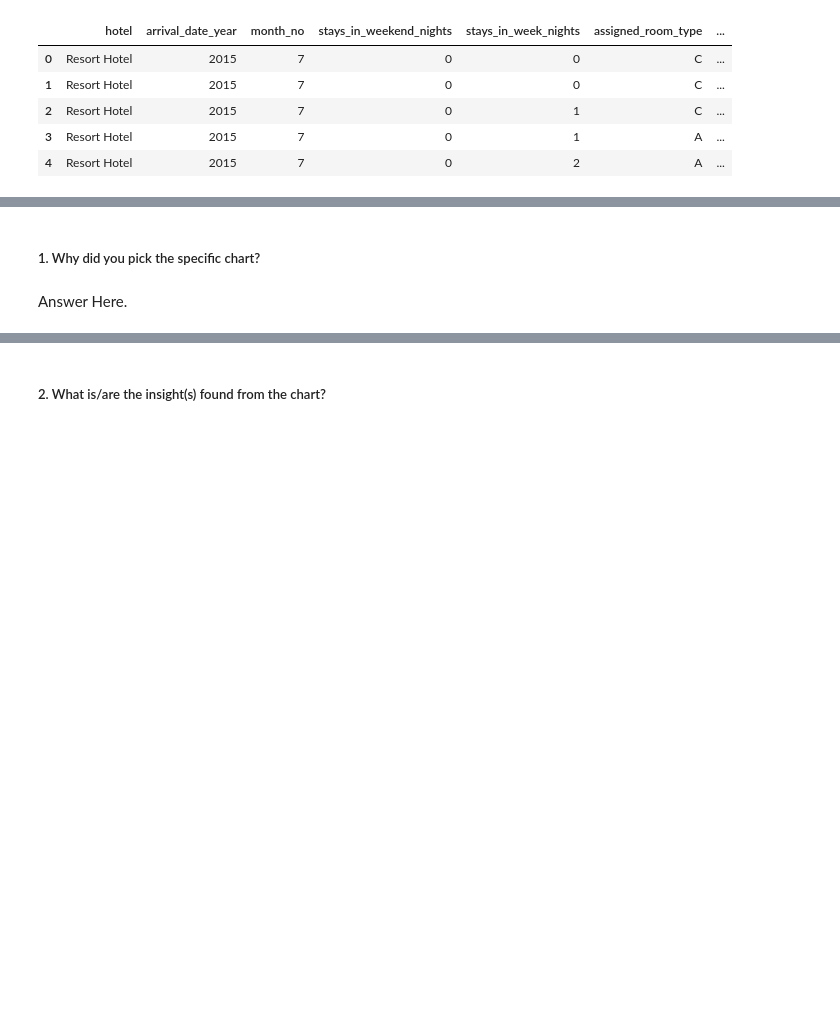
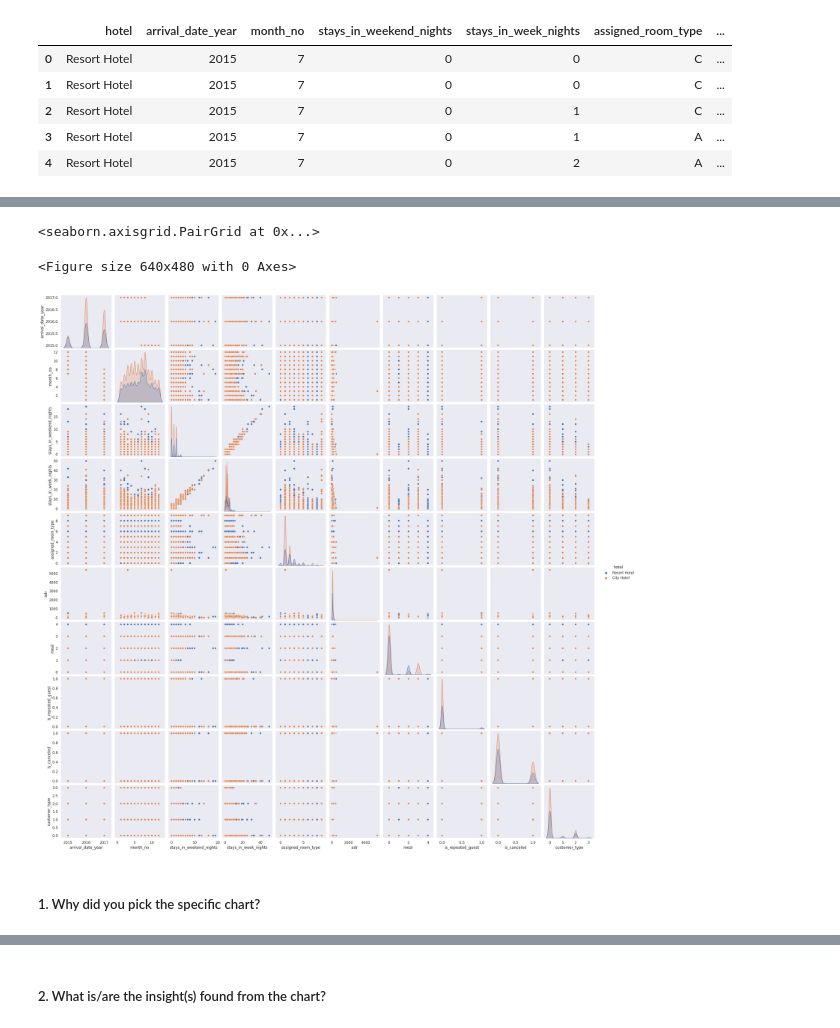
Before and after one commit to Bhushan0097/01.-CAPSTONE-PROJECT----Hotel-Bookings.csv, a Jupyter notebook: 01_Capstone_Project_EDA_HotelBooking.ipynb, the cells around one changed output, grey strips where cells are left out. Drawn from its saved outputs; the diff is of its cells as text; code cells hidden in the pictures; blank space fills up the shorter version.

```diff
--- a/01_Capstone_Project_EDA_HotelBooking.ipynb
+++ b/01_Capstone_Project_EDA_HotelBooking.ipynb
@@ -689,3 +689,6 @@ print(f'Total Number of Duplicate Records found : {hotel_data2.duplicated(keep=F
 Total Number of Duplicate Records found : 36
 # %%
 hotel_data2 = hotel_data2.drop_duplicates()
+# %%
+hotel_data2.reset_index(drop=True, inplace=True)
+hotel_data2.index
@@ -2869,9 +2912,3 @@ Pair_plot_data.head(5)
 | 2 | Resort Hotel | 2015 | 7 | 0 | 1 | C | ... |
 | 3 | Resort Hotel | 2015 | 7 | 0 | 1 | A | ... |
 | 4 | Resort Hotel | 2015 | 7 | 0 | 2 | A | ... |
-# %%
-#Encoding Categorical Column values
-
-#assigned room type A --> 1
-
-Pair_plot_data['is_repeated_guest'] = Pair_plot_data['is_repeated_guest'].replace('No')
@@ -2895,0 +2915,11 @@ Pair_plot_new_data.head(5)
+# %%
+#storing data only of Column whose data type is Object
+obj_cols = Pair_plot_data.select_dtypes(include=object)
+# %%
+#Encoding Categorical Column values
+for x in obj_cols :
+  if x == 'hotel':
+    continue
+  else :
+    for y,z in enumerate(Pair_plot_data[x].unique()):
+      Pair_plot_data[x] = Pair_plot_data[x].replace(z,y)
@@ -2896,4 +2940,11 @@ Pair_plot_new_data.head(5)
+# %%
+# Pair Plot visualization code
+
+plt.tight_layout(pad=10.0)
+sns.pairplot(Pair_plot_data ,hue="hotel")
+# %% [output]
+<seaborn.axisgrid.PairGrid at 0x...>
+<Figure size 640x480 with 0 Axes>
+[figure, added]
 # %% [markdown]
 ##### 1. Why did you pick the specific chart?
-# %% [markdown]
-Answer Here.
```
Also changed, not shown: parts of 40 cells of this notebook.
